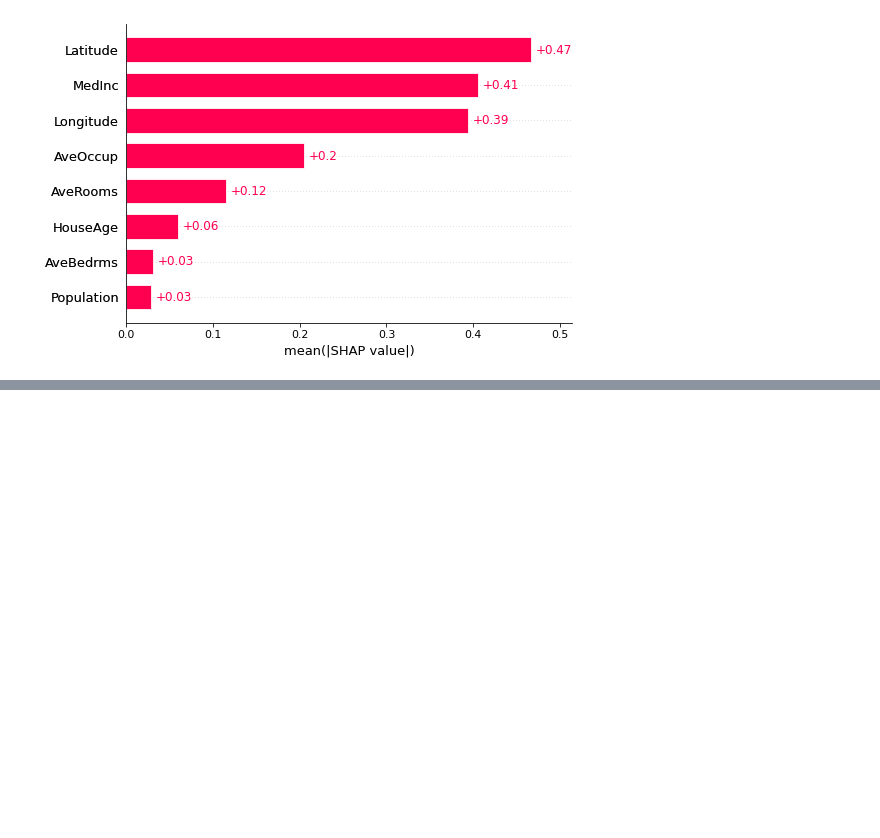
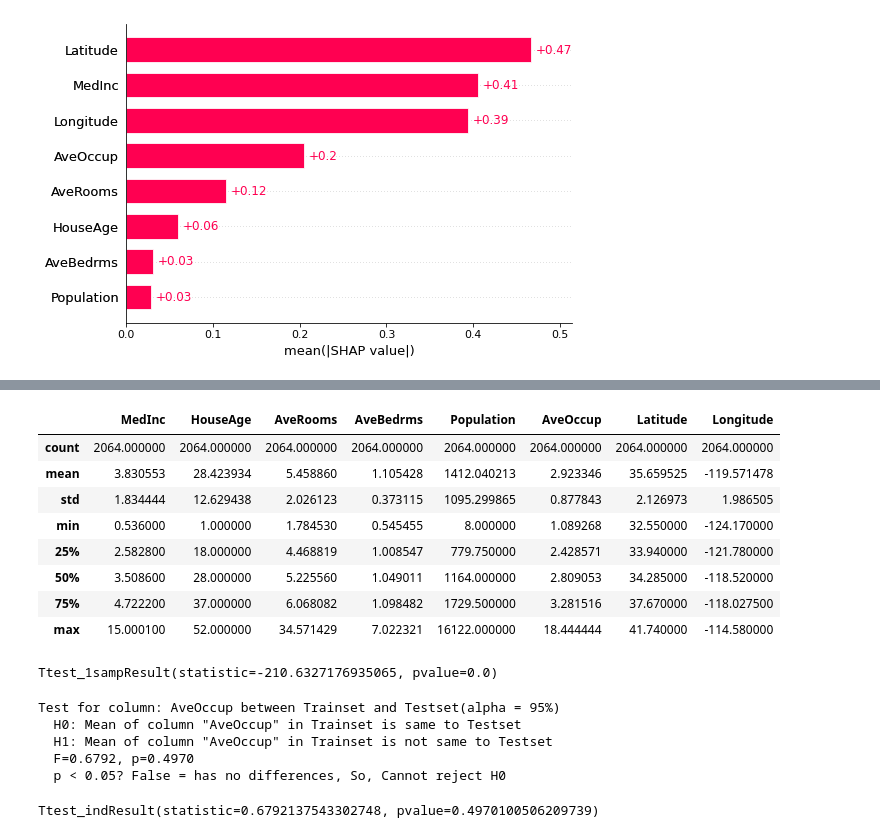
Before and after one commit to simonjisu/FeatureInteractionTree, a Jupyter notebook: notebooks/Finer Granularity Explanation.ipynb, the cells around one changed output, grey strips where cells are left out. Saved outputs shown, nothing was run; the diff lists cells and outputs as text; code cells hidden in the pictures; blank space fills up the shorter version.

```diff
--- a/notebooks/Finer Granularity Explanation.ipynb
+++ b/notebooks/Finer Granularity Explanation.ipynb
@@ -243,0 +385,41 @@ shap.plots.bar(shap_values)
+# %%
+X_test.describe()
+# %% [output]
+|  | MedInc | HouseAge | AveRooms | AveBedrms | Population | AveOccup | Latitude | Longitude |
+| count | 2064.000000 | 2064.000000 | 2064.000000 | 2064.000000 | 2064.000000 | 2064.000000 | 2064.000000 | 2064.000000 |
+| mean | 3.830553 | 28.423934 | 5.458860 | 1.105428 | 1412.040213 | 2.923346 | 35.659525 | -119.571478 |
+| std | 1.834444 | 12.629438 | 2.026123 | 0.373115 | 1095.299865 | 0.877843 | 2.126973 | 1.986505 |
+| min | 0.536000 | 1.000000 | 1.784530 | 0.545455 | 8.000000 | 1.089268 | 32.550000 | -124.170000 |
+| 25% | 2.582800 | 18.000000 | 4.468819 | 1.008547 | 779.750000 | 2.428571 | 33.940000 | -121.780000 |
+| 50% | 3.508600 | 28.000000 | 5.225560 | 1.049011 | 1164.000000 | 2.809053 | 34.285000 | -118.520000 |
+| 75% | 4.722200 | 37.000000 | 6.068082 | 1.098482 | 1729.500000 | 3.281516 | 37.670000 | -118.027500 |
+| max | 15.000100 | 52.000000 | 34.571429 | 7.022321 | 16122.000000 | 18.444444 | 41.740000 | -114.580000 |
+# %%
+stats.ttest_1samp(X_train['AveOccup'], 20)
+# %% [output]
+Ttest_1sampResult(statistic=-210.6327176935065, pvalue=0.0)
+# %%
+comment_dict = {
+    True: ('has differences', 'Reject H0, tase H1'),
+    False: ('has no differences', 'Cannot reject H0')
+}
+alpha = 0.05
+c = 'AveOccup'
+statistic, pvalue = stats.ttest_ind(X_train[c], X_test[c])
+res = pvalue < alpha
+# T-Test: see if mean is similar
+print(f'Test for column: {c} between Trainset and Testset(alpha = {int(100 - alpha*100):d}%)')
+print(f'  H0: Mean of column "{c}" in Trainset is same to Testset')
+print(f'  H1: Mean of column "{c}" in Trainset is not same to Testset')
+print(f'  F={statistic:.4f}, p={pvalue:.4f}')
+print(f'  p < 0.05? {res} = {comment_dict[res][0]}, So, {comment_dict[res][1]}')
+# %% [output]
+Test for column: AveOccup between Trainset and Testset(alpha = 95%)
+  H0: Mean of column "AveOccup" in Trainset is same to Testset
+  H1: Mean of column "AveOccup" in Trainset is not same to Testset
+  F=0.6792, p=0.4970
+  p < 0.05? False = has no differences, So, Cannot reject H0
+# %%
+stats.ttest_ind(X_train[c], X_test[c])
+# %% [output]
+Ttest_indResult(statistic=0.6792137543302748, pvalue=0.4970100506209739)
```
Also changed, not shown: parts of 15 cells of this notebook, 4 other files.
